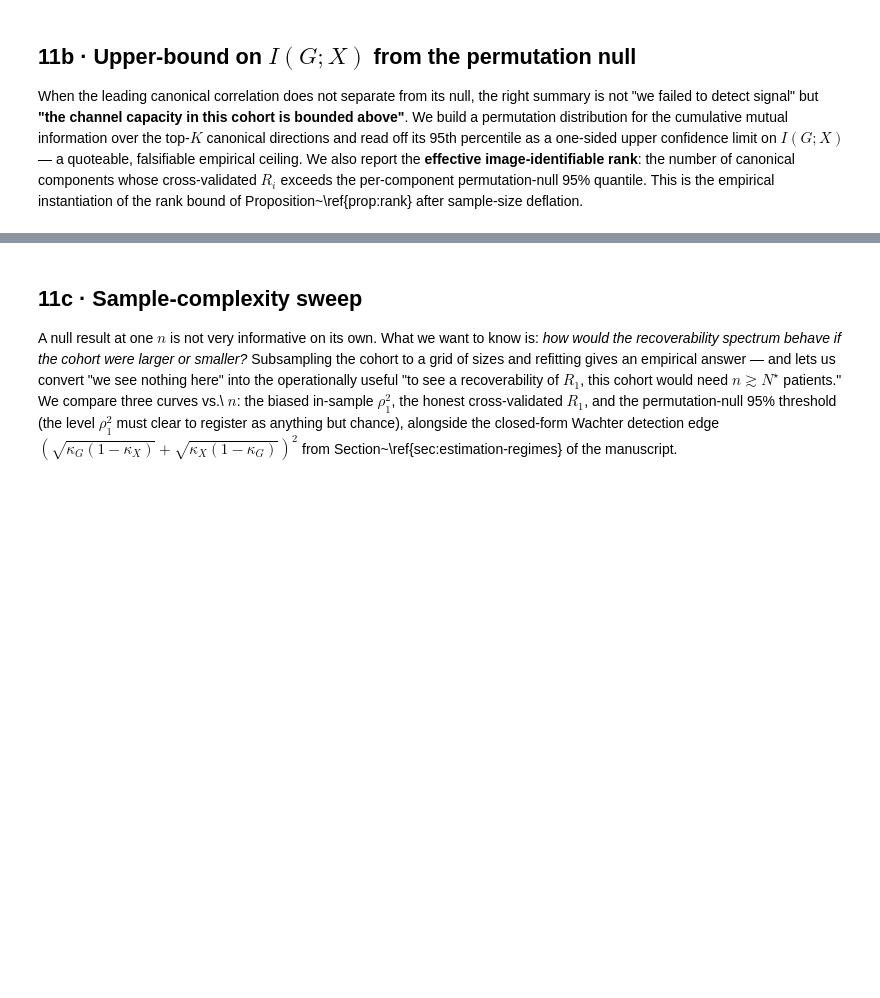
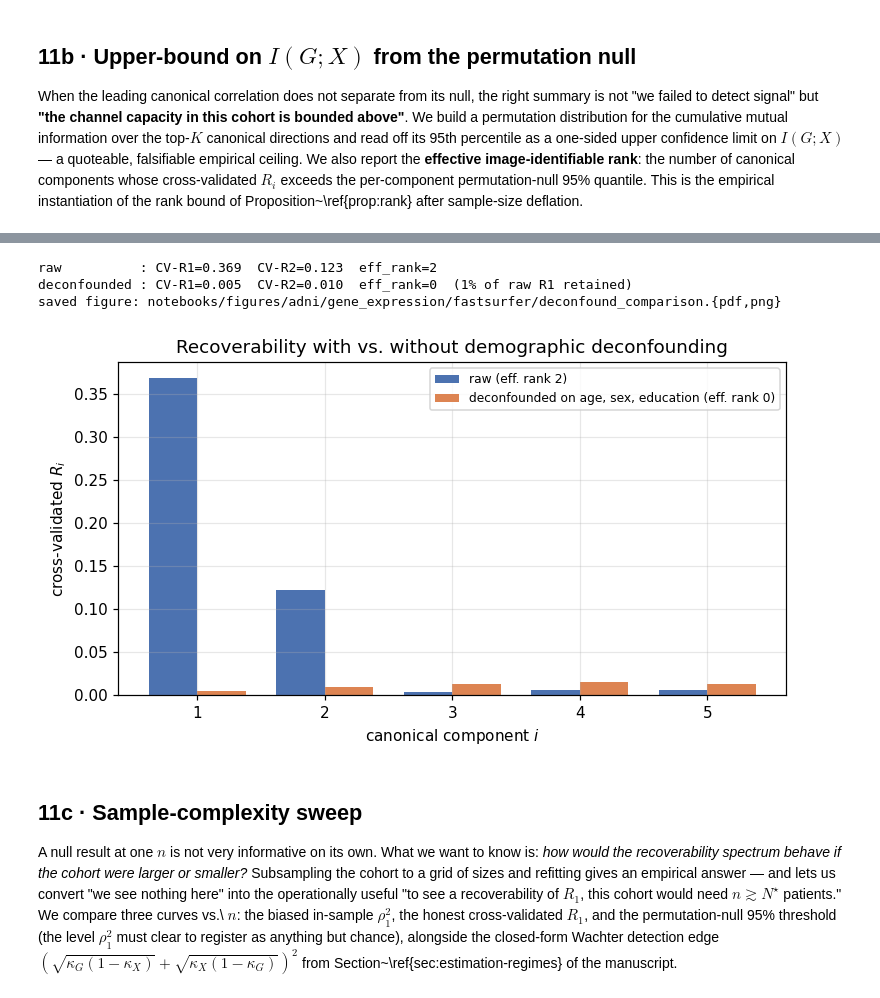
Before and after one commit to josephrich98/rgit-private, a Jupyter notebook: notebooks/radiogenomic_recoverability.ipynb, the cells around one changed output, grey strips where cells are left out. Saved outputs shown, nothing was run; the diff lists cells and outputs as text; code cells hidden in the pictures; blank space fills up the shorter version.

Commit message:
adding adni

```diff
--- a/notebooks/radiogenomic_recoverability.ipynb
+++ b/notebooks/radiogenomic_recoverability.ipynb
@@ -173,6 +200,15 @@ if GENOMICS_DATA_TYPE == "variant":
     DO_CPM_NORMALIZATION = False
     DO_LOG1P             = False
     DO_HVG_SELECTION     = False
+
+# ADNI gene expression is Affymetrix microarray: values are already normalized,
+# log-scale intensities (range ~1-13), not RNA-seq counts. CPM library-size
+# normalization and a second log1p are both inappropriate here, so we disable
+# them and rely on HVG selection + the Gaussian copula transform.
+if genomics_preset == "adni_gene_expression":
+    DO_CPM_NORMALIZATION = False
+    DO_LOG1P             = False
+    DO_HVG_SELECTION     = True
 # %% [markdown]
 ## 2 · Load the data
 
@@ -336,6 +387,10 @@ Steps:
 # 1 · align on shared patients --------------------------------------------
 shared = genomics_adata.obs_names.intersection(imaging_adata.obs_names)
 shared = pd.Index(sorted(shared))
+if DOWNSAMPLE_N is not None and DOWNSAMPLE_N < len(shared):
+    _ds_rng = np.random.default_rng(DOWNSAMPLE_SEED)
+    shared = pd.Index(sorted(_ds_rng.choice(np.asarray(shared), size=DOWNSAMPLE_N, replace=False)))
+    print(f"DOWNSAMPLE_N={DOWNSAMPLE_N}: main analysis restricted to {len(shared)} patients")
 genomics_adata = genomics_adata[shared].copy()
 imaging_adata  = imaging_adata[shared].copy()
 assert (genomics_adata.obs_names == imaging_adata.obs_names).all()
@@ -1108,3 +1333,49 @@ else:
+# %%
+# --- with vs without demographic deconfounding (always shows both) -------
+# Answers "is the recoverability a real molecular signal or an age/sex artefact?"
+# by comparing the honest CV recoverability spectrum on the raw modeling
+# matrices against the same matrices with the demographic confounders regressed
+# out of both modalities. Independent of the DECONFOUND flag.
+if C_full is not None and not USE_SYNTHETIC:
+    def _honest_spectrum(Gm, Xm):
+        nc = max(1, min(N_COMPONENTS_MAX, Gm.shape[1], Xm.shape[1]))
+        cv = rgit.cross_validated_recoverability(
+            Gm, Xm, n_components=nc, n_folds=N_FOLDS, random_state=SEED).mean(0)
+        obs, nullcv, pcv = rgit.cv_permutation_test(
+            Gm, Xm, n_components=3, n_perm=200, n_folds=N_FOLDS, random_state=SEED)
+        rank = int(np.sum((obs > np.quantile(nullcv, 0.95, 0)) & (pcv < 0.05)))
+        return cv, rank, [float(x) for x in pcv]
+
+    Gd, Xd = residualize(G_model_raw, C_full), residualize(X_model_raw, C_full)
+    cv_raw, rank_raw, p_raw = _honest_spectrum(G_model_raw, X_model_raw)
+    cv_dec, rank_dec, p_dec = _honest_spectrum(Gd, Xd)
+
+    stats["deconfound_comparison"] = {
+        "confounders":  conf_cols,
+        "raw":          {"cv_R": [float(x) for x in cv_raw[:5]], "eff_rank": rank_raw, "cv_perm_p": p_raw},
+        "deconfounded": {"cv_R": [float(x) for x in cv_dec[:5]], "eff_rank": rank_dec, "cv_perm_p": p_dec},
+        "retained_frac_R1": float(cv_dec[0] / cv_raw[0]) if cv_raw[0] > 0 else None,
+    }
+    print(f"raw          : CV-R1={cv_raw[0]:.3f}  CV-R2={cv_raw[1]:.3f}  eff_rank={rank_raw}")
+    print(f"deconfounded : CV-R1={cv_dec[0]:.3f}  CV-R2={cv_dec[1]:.3f}  eff_rank={rank_dec}  "
+          f"({100*cv_dec[0]/max(cv_raw[0],1e-9):.0f}% of raw R1 retained)")
+
+    K = 5
+    fig, ax = plt.subplots(figsize=(7, 4)); x = np.arange(1, K + 1); w = 0.38
+    ax.bar(x - w/2, cv_raw[:K], w, color="#4C72B0", label=f"raw (eff. rank {rank_raw})")
+    ax.bar(x + w/2, cv_dec[:K], w, color="#DD8452",
+           label=f"deconfounded on {', '.join(conf_cols)} (eff. rank {rank_dec})")
+    ax.set_xlabel("canonical component $i$"); ax.set_ylabel(r"cross-validated $R_i$")
+    ax.set_xticks(x)
+    ax.set_title("Recoverability with vs. without demographic deconfounding")
+    ax.legend(fontsize=8); plt.tight_layout(); savefig("deconfound_comparison", fig); plt.show()
+else:
+    print("deconfound comparison skipped (no confounders / synthetic)")
+# %% [output]
+raw          : CV-R1=0.369  CV-R2=0.123  eff_rank=2
+deconfounded : CV-R1=0.005  CV-R2=0.010  eff_rank=0  (1% of raw R1 retained)
+saved figure: notebooks/figures/adni/gene_expression/fastsurfer/deconfound_comparison.{pdf,png}
+[figure, added]
 # %% [markdown]
 ## 11c · Sample-complexity sweep
 
```
Also changed, not shown: parts of 25 cells of this notebook, 5 other files.
